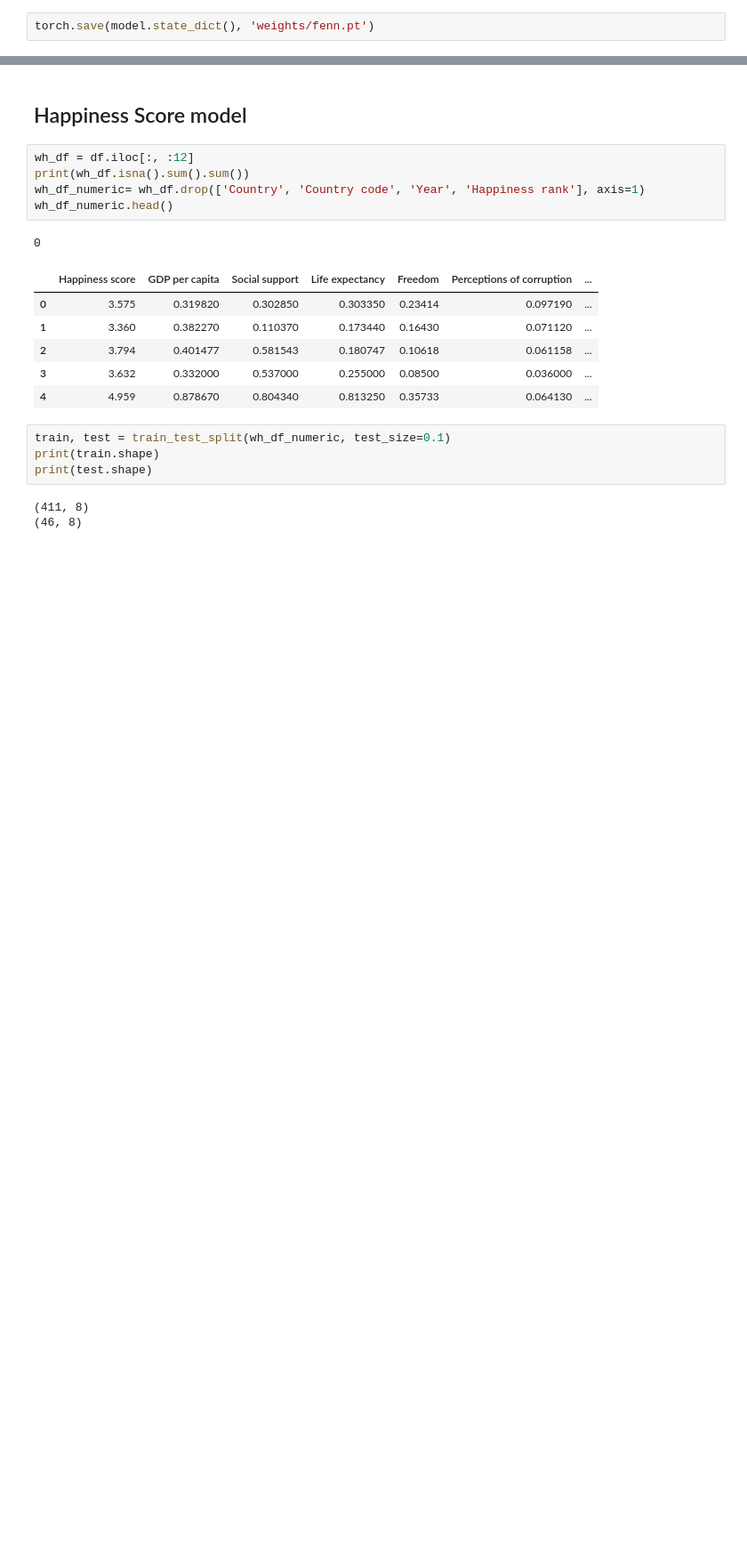
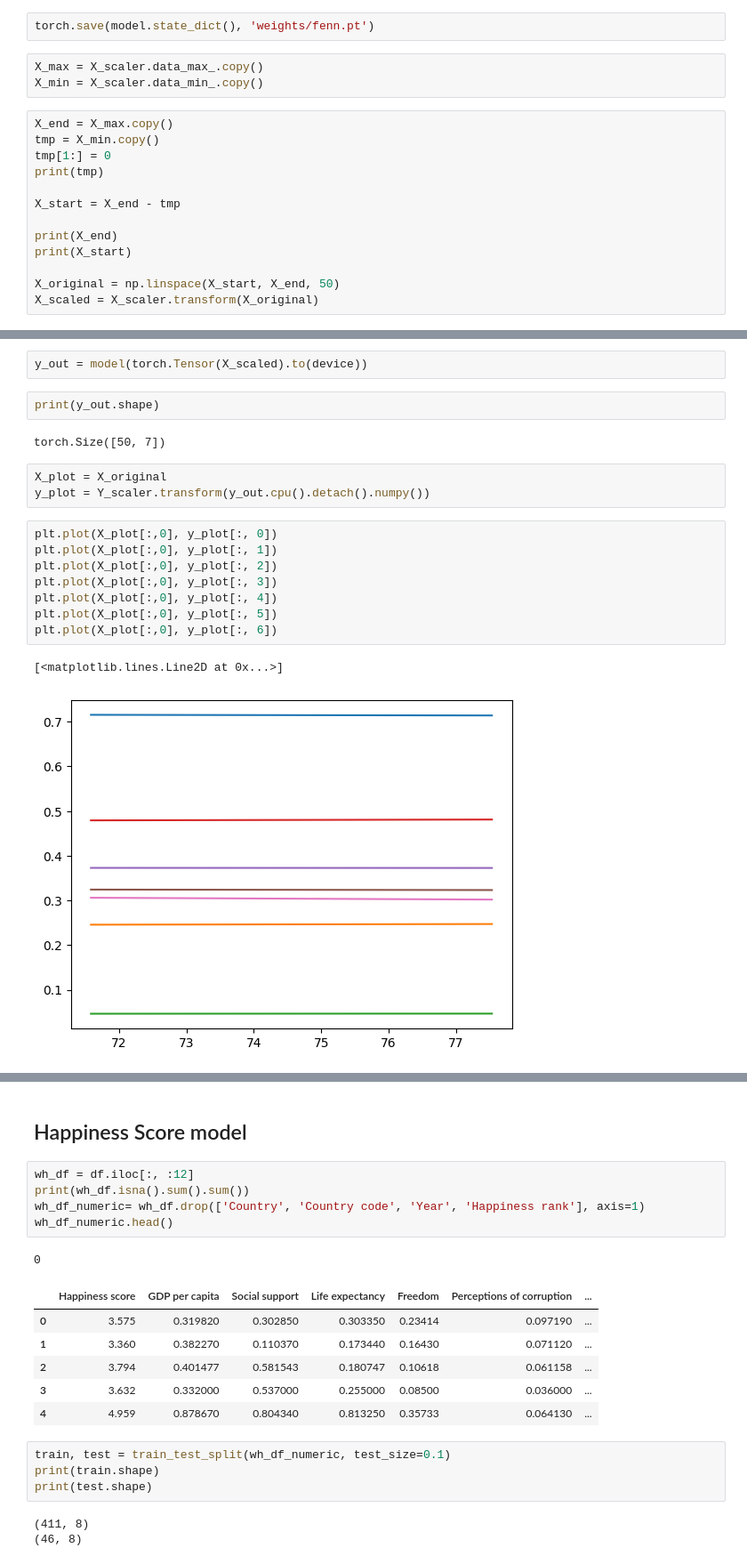
Before and after one commit to bianyuanop/WorldHappinessAnalysis, a Jupyter notebook: modeling.ipynb, the cells around one changed output, grey strips where cells are left out. Shown at 89% size. Saved outputs shown, nothing was run; the diff lists cells and outputs as text; blank space fills up the shorter version.

```diff
--- a/modeling.ipynb
+++ b/modeling.ipynb
@@ -189,2 +197,18 @@ plt.legend(['train loss', 'test loss'])
 # %%
 torch.save(model.state_dict(), 'weights/fenn.pt')
+# %%
+X_max = X_scaler.data_max_.copy()
+X_min = X_scaler.data_min_.copy()
+# %%
+X_end = X_max.copy()
+tmp = X_min.copy()
+tmp[1:] = 0
+print(tmp)
+
+X_start = X_end - tmp
+
+print(X_end)
+print(X_start)
+
+X_original = np.linspace(X_start, X_end, 50)
+X_scaled = X_scaler.transform(X_original)
@@ -190,0 +224,20 @@ torch.save(model.state_dict(), 'weights/fenn.pt')
+# %%
+y_out = model(torch.Tensor(X_scaled).to(device))
+# %%
+print(y_out.shape)
+# %% [output]
+torch.Size([50, 7])
+# %%
+X_plot = X_original
+y_plot = Y_scaler.transform(y_out.cpu().detach().numpy())
+# %%
+plt.plot(X_plot[:,0], y_plot[:, 0])
+plt.plot(X_plot[:,0], y_plot[:, 1])
+plt.plot(X_plot[:,0], y_plot[:, 2])
+plt.plot(X_plot[:,0], y_plot[:, 3])
+plt.plot(X_plot[:,0], y_plot[:, 4])
+plt.plot(X_plot[:,0], y_plot[:, 5])
+plt.plot(X_plot[:,0], y_plot[:, 6])
+# %% [output]
+[<matplotlib.lines.Line2D at 0x...>]
+[figure, added]
```
Also changed, not shown: parts of 21 cells of this notebook, 3 other files.
